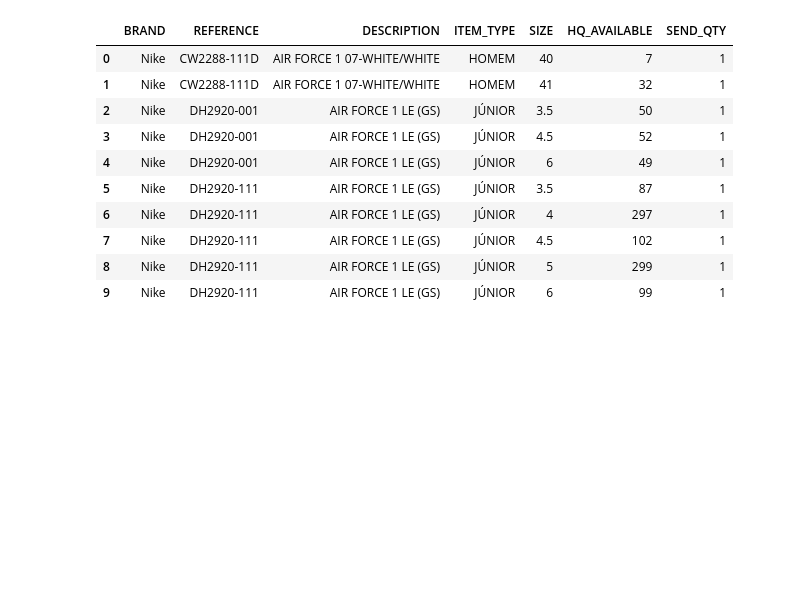
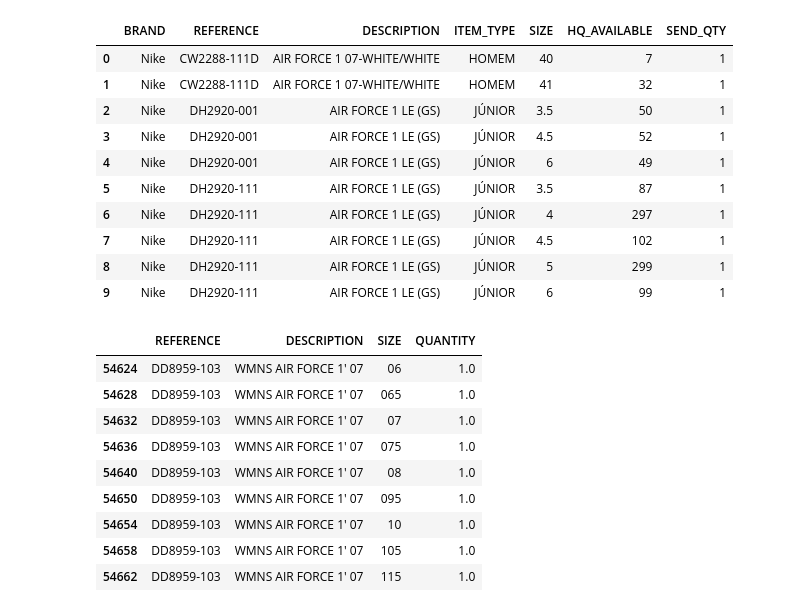
Before and after one commit to nelsonp55/stock-replenishment-assistant, a Jupyter notebook: notebooks/eda_final_project.ipynb, the cells around one changed output. Drawn from its saved outputs; the diff is of its cells as text; code cells hidden in the pictures; blank space fills up the shorter version.

```diff
--- a/notebooks/eda_final_project.ipynb
+++ b/notebooks/eda_final_project.ipynb
@@ -863,3 +863,20 @@ rp.find_replenishable_sizes(
 | 7 | Nike | DH2920-111 | AIR FORCE 1 LE (GS) | JÚNIOR | 4.5 | 102 | 1 |
 | 8 | Nike | DH2920-111 | AIR FORCE 1 LE (GS) | JÚNIOR | 5 | 299 | 1 |
 | 9 | Nike | DH2920-111 | AIR FORCE 1 LE (GS) | JÚNIOR | 6 | 99 | 1 |
+# %%
+# a Colombo tem mesmo esta referência?
+df_work[
+    (df_work['STORE_ID'] == '2-41') &
+    (df_work['REFERENCE'] == 'DD8959-103')
+][['REFERENCE', 'DESCRIPTION', 'SIZE', 'QUANTITY']]
+# %% [output]
+|  | REFERENCE | DESCRIPTION | SIZE | QUANTITY |
+| 54624 | DD8959-103 | WMNS AIR FORCE 1' 07 | 06 | 1.0 |
+| 54628 | DD8959-103 | WMNS AIR FORCE 1' 07 | 065 | 1.0 |
+| 54632 | DD8959-103 | WMNS AIR FORCE 1' 07 | 07 | 1.0 |
+| 54636 | DD8959-103 | WMNS AIR FORCE 1' 07 | 075 | 1.0 |
+| 54640 | DD8959-103 | WMNS AIR FORCE 1' 07 | 08 | 1.0 |
+| 54650 | DD8959-103 | WMNS AIR FORCE 1' 07 | 095 | 1.0 |
+| 54654 | DD8959-103 | WMNS AIR FORCE 1' 07 | 10 | 1.0 |
+| 54658 | DD8959-103 | WMNS AIR FORCE 1' 07 | 105 | 1.0 |
+| 54662 | DD8959-103 | WMNS AIR FORCE 1' 07 | 115 | 1.0 |
```
Also changed, not shown: 2 other files.
